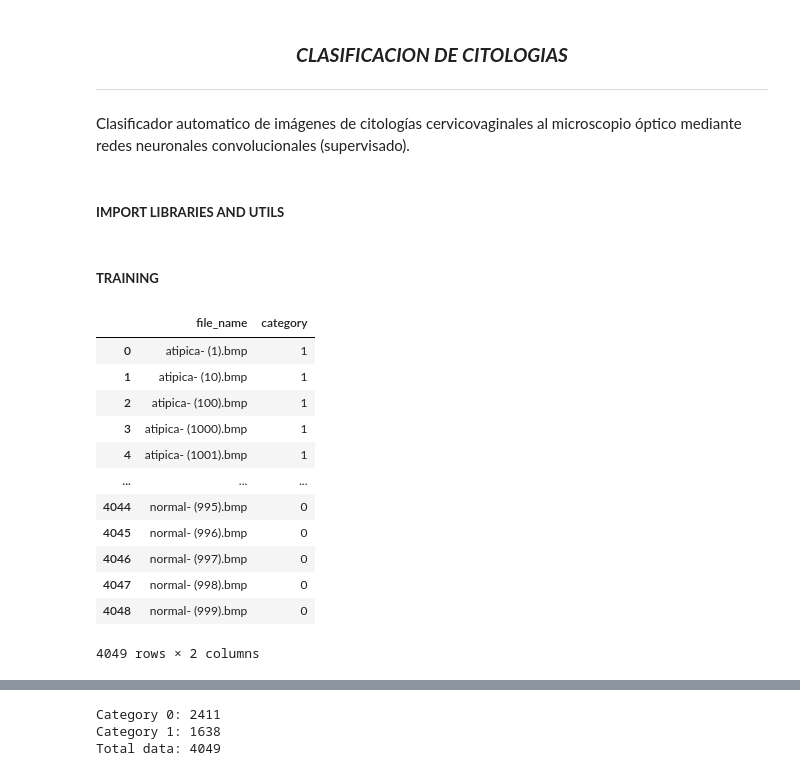
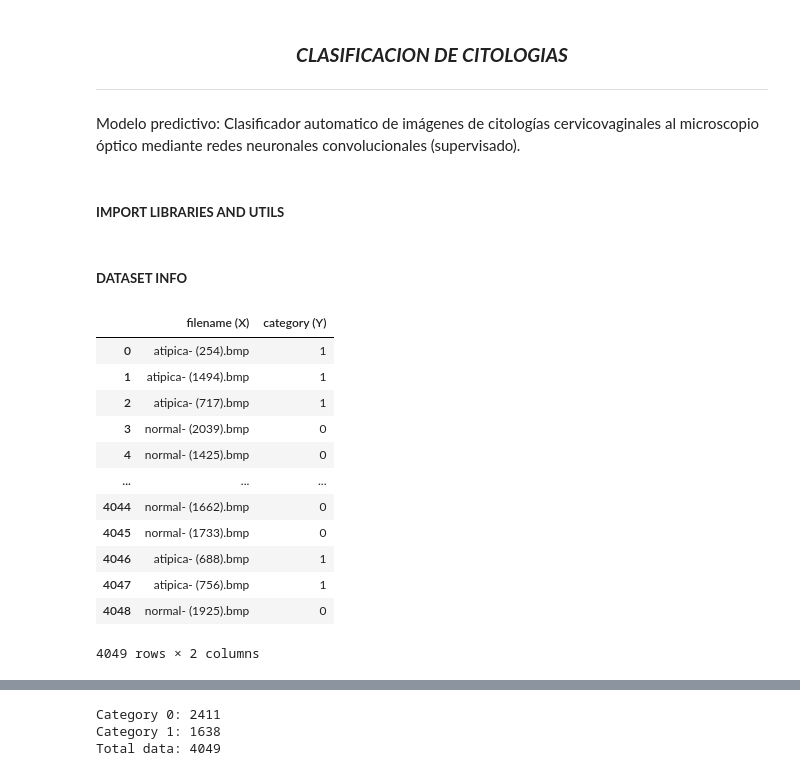
Before and after one commit to marinagoju/CNN_Cervical_Cancer, a Jupyter notebook: src/notebooks/ML_main.ipynb, the cells around one changed output, grey strips where cells are left out. Saved outputs shown, nothing was run; the diff lists cells and outputs as text; code cells hidden in the pictures.

```diff
--- a/src/notebooks/ML_main.ipynb
+++ b/src/notebooks/ML_main.ipynb
@@ -1,7 +1,7 @@
 # %% [markdown]
 ### <div align="center">***CLASIFICACION DE CITOLOGIAS***</div>
 ***
-Clasificador automatico de imágenes de citologías cervicovaginales al microscopio óptico mediante redes neuronales convolucionales (supervisado).
+Modelo predictivo: Clasificador automatico de imágenes de citologías cervicovaginales al microscopio óptico mediante redes neuronales convolucionales (supervisado).
 # %% [markdown]
 ##### **IMPORT LIBRARIES AND UTILS**
 # %%
@@ -20,29 +25,29 @@ from sklearn.metrics import confusion_matrix
 from keras.callbacks import EarlyStopping, ModelCheckpoint
 from keras.models import Sequential
 from keras.layers import Conv2D, MaxPooling2D, Dropout, Flatten, Dense
-# %% [markdown]
-##### **TRAINING**
+# %% [markdown]
+##### **DATASET INFO**
 # %%
-# DATAFRAME CON LOS ARCHIVOS DE IMAGEN DEL DATASET
+# DATAFRAME CON LOS NOMBRES DE LAS IMAGENES Y SU CATEGORIA (X,Y)
 
-files_column = os.listdir(DATA_PATH)  # Lista de los nombres de los archivos en el directorio especificado.
-category_column = [0 if 'normal' in file else 1 for file in files_column]  # Columna con la categoría de cada archivo: 0 celulas normales, 1 celulas atipicas.
-df_modelo = pd.DataFrame({
-            'file_name' : files_column,
-            'category' : category_column })
+files = os.listdir(DATA_PATH)  # Lista de los nombres de los archivos en el directorio especificado.
+category = [0 if 'normal' in file else 1 for file in files]  # Columna con la categoría de la imagen: 0 celulas normales, 1 celulas atipicas.
+df_cito = pd.DataFrame({
+            'filename (X)' : files,
+            'category (Y)' : category }).sample(frac=1, random_state=14, ignore_index=True) # Aleatorizamos el orden de las filas para minimizar sesgos en la seleccion de datos.
 
-df_modelo
+df_cito
 # %% [output]
-|  | file_name | category |
-| 0 | atipica- (1).bmp | 1 |
-| 1 | atipica- (10).bmp | 1 |
-| 2 | atipica- (100).bmp | 1 |
-| 3 | atipica- (1000).bmp | 1 |
-| 4 | atipica- (1001).bmp | 1 |
+|  | filename (X) | category (Y) |
+| 0 | atipica- (254).bmp | 1 |
+| 1 | atipica- (1494).bmp | 1 |
+| 2 | atipica- (717).bmp | 1 |
+| 3 | normal- (2039).bmp | 0 |
+| 4 | normal- (1425).bmp | 0 |
 | ... | ... | ... |
-| 4044 | normal- (995).bmp | 0 |
-| 4045 | normal- (996).bmp | 0 |
-| 4046 | normal- (997).bmp | 0 |
-| 4047 | normal- (998).bmp | 0 |
-| 4048 | normal- (999).bmp | 0 |
+| 4044 | normal- (1662).bmp | 0 |
+| 4045 | normal- (1733).bmp | 0 |
+| 4046 | atipica- (688).bmp | 1 |
+| 4047 | atipica- (756).bmp | 1 |
+| 4048 | normal- (1925).bmp | 0 |
 4049 rows × 2 columns
```
Also changed, not shown: parts of 47 cells of this notebook, 3 other files.
